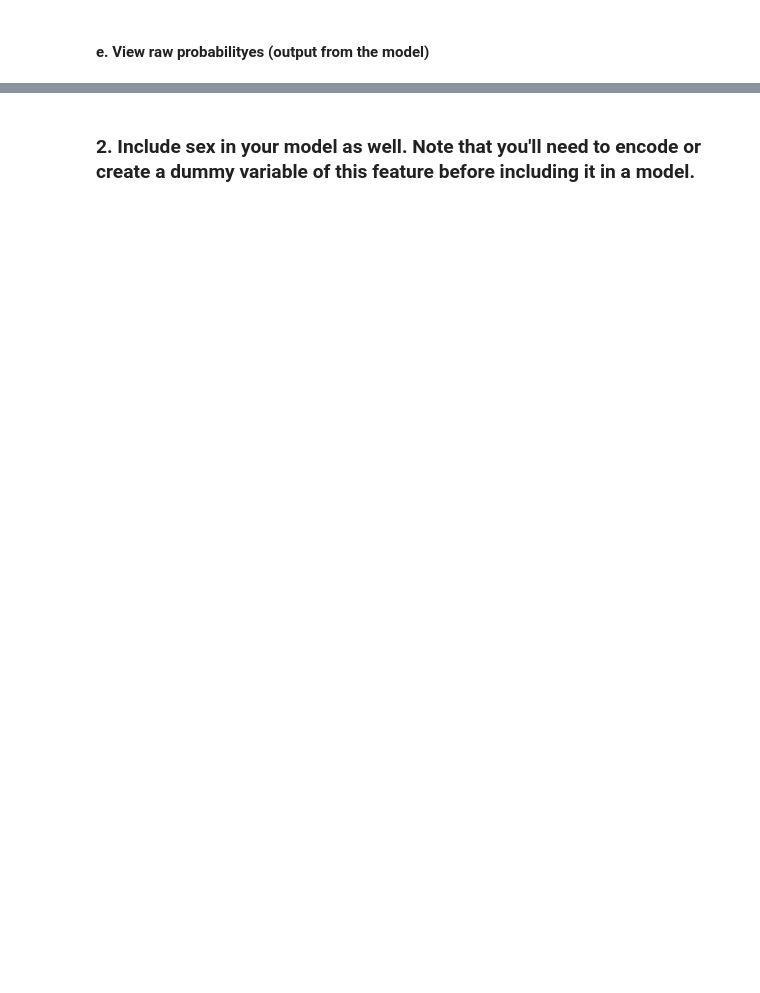
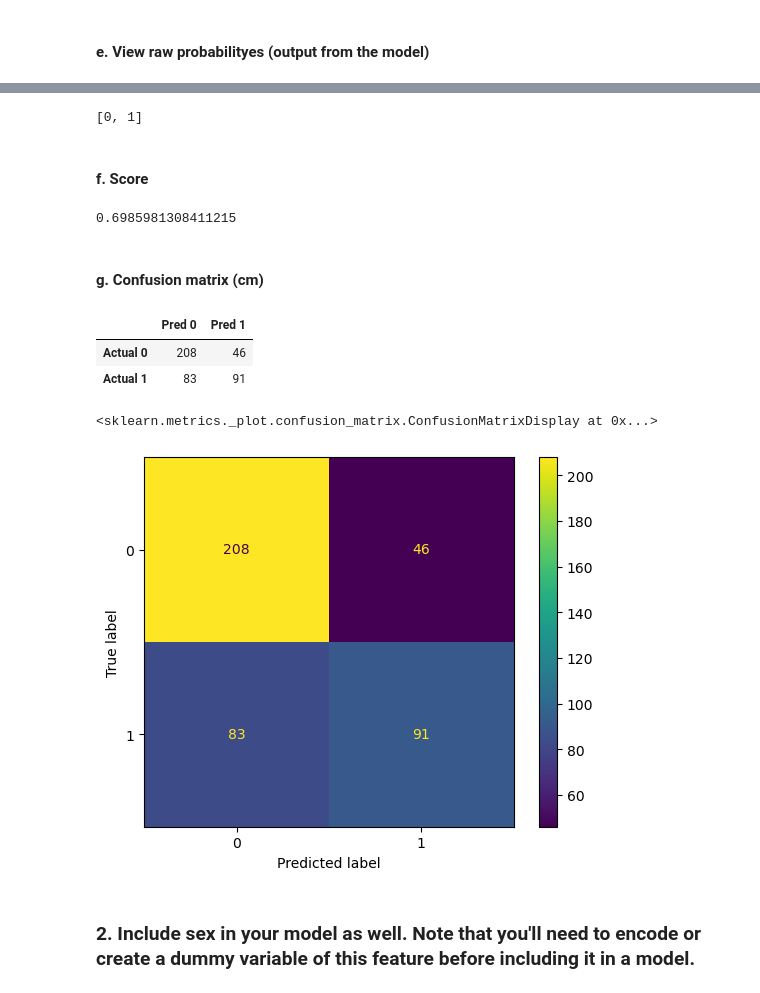
Before and after one commit to rosendo-lugo/classification-exercises, a Jupyter notebook: logistic_regression.ipynb, the cells around one changed output, grey strips where cells are left out. Cells and saved outputs as stored; diff of their text form; code cells hidden in the pictures; blank space fills up the shorter version.

```diff
--- a/logistic_regression.ipynb
+++ b/logistic_regression.ipynb
@@ -124,0 +44,2 @@ Baseline accuracy: 0.6161048689138576
+# %%
+train, validate, test = prepare.split_function(titanic_df, 'survived')
@@ -124,0 +93,11 @@ Baseline accuracy: 0.6161048689138576
+# %%
+# ---------------------------------------------------------------------------------
+# Lets drop 'passenger_id', 'survived', 'sex', 'embarked' because they either are objects or don't add value to the data.
+# Also, we need to remove the 'survived' column because is our TARGET.
+# Also, lets convert train, validate and test.
+X_train = train.drop(columns = ['survived','passenger_id','sex','embarked'])
+X_validate = validate.drop(columns = ['survived','passenger_id','sex','embarked'])
+X_test = test.drop(columns = ['survived','passenger_id','sex','embarked'])
+print(f'X_train: {X_train.shape}')
+print(f'X_validate: {X_validate.shape}')
+print(f'X_test: {X_test.shape}\n')
@@ -125,2 +145,5 @@ Baseline accuracy: 0.6161048689138576
 # %% [markdown]
 ### 1. Create a model that includes only age, fare, and pclass. Does this model perform better than your baseline?
+# %%
+# Set your features
+features = ['age','fare','pclass']
@@ -134,7 +166,7 @@ LogisticRegression()
 # %% [markdown]
 #### b. Fit it
 # %%
-logit.fit(X_train2, y_train2)
+logit.fit(X_train[features], y_train)
 # %% [output]
 LogisticRegression()
 # %% [markdown]
@@ -205,3 +216,31 @@ Index(['pclass', 'age', 'fare'], dtype='object')
+# %%
+# Label the columns with a 0 and 1
+labels = sorted(y_train.unique())
+labels
+# %% [output]
+[0, 1]
+# %% [markdown]
+#### f. Score
+# %%
+logit.score(X_train[features], y_train)
+# %% [output]
+0.6985981308411215
+# %% [markdown]
+#### g. Confusion matrix (cm)
+# %%
+#conf matrix
+cm = confusion_matrix(y_train, y_pred) #rows, columns
+pd.DataFrame(cm, index=['Actual 0', 'Actual 1'],
+             columns=['Pred 0', 'Pred 1'])
+# %% [output]
+|  | Pred 0 | Pred 1 |
+| Actual 0 | 208 | 46 |
+| Actual 1 | 83 | 91 |
+# %%
+plot_confusion_matrix(logit, X_train[features], y_train)
+# %% [output]
+<sklearn.metrics._plot.confusion_matrix.ConfusionMatrixDisplay at 0x...>
+[figure, added]
 # %% [markdown]
 ### 2. Include sex in your model as well. Note that you'll need to encode or create a dummy variable of this feature before including it in a model.
 # %%
```
Also changed, not shown: parts of 51 cells of this notebook, 3 other files.
